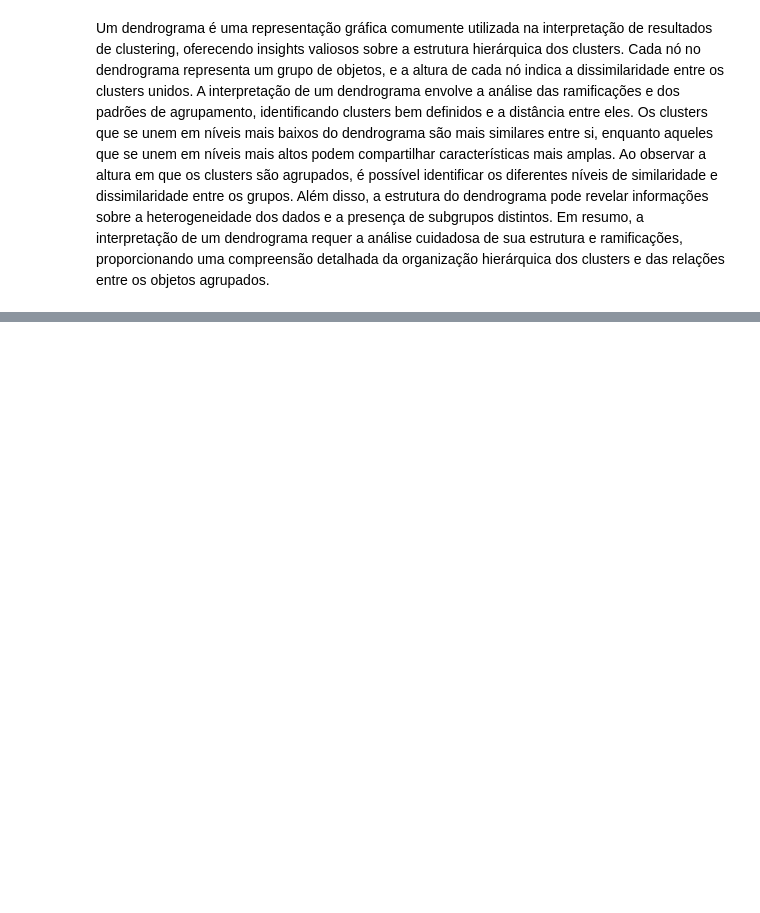
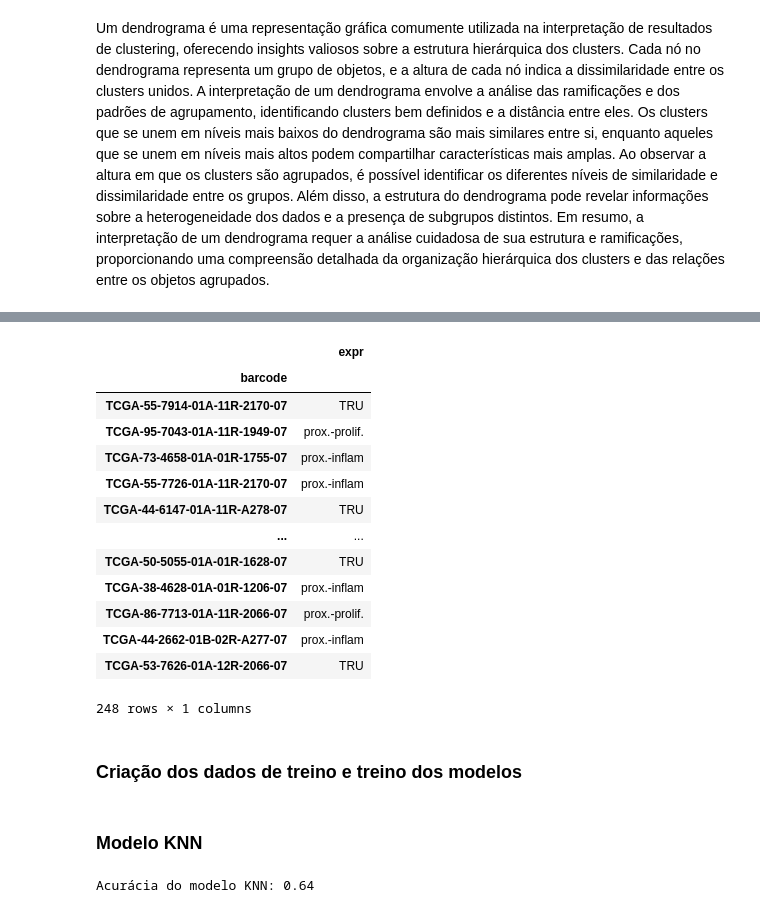
Before and after one commit to ketamine-juice/Extra-o, a Jupyter notebook: python/deseq_python - Cópia.ipynb, the cells around one changed output, grey strips where cells are left out. Cells and saved outputs as stored; diff of their text form; code cells hidden in the pictures; blank space fills up the shorter version.

```diff
--- a/python/deseq_python - Cópia.ipynb
+++ b/python/deseq_python - Cópia.ipynb
@@ -829,0 +927,19 @@ Um dendrograma é uma representação gráfica comumente utilizada na interpreta
+# %%
+# Remover a coluna "gender" do DataFrame
+meta_expr = meta_clean.drop(columns=['gender'])
+meta_expr
+# %% [output]
+|  | expr |
+| barcode |  |
+| TCGA-55-7914-01A-11R-2170-07 | TRU |
+| TCGA-95-7043-01A-11R-1949-07 | prox.-prolif. |
+| TCGA-73-4658-01A-01R-1755-07 | prox.-inflam |
+| TCGA-55-7726-01A-11R-2170-07 | prox.-inflam |
+| TCGA-44-6147-01A-11R-A278-07 | TRU |
+| ... | ... |
+| TCGA-50-5055-01A-01R-1628-07 | TRU |
+| TCGA-38-4628-01A-01R-1206-07 | prox.-inflam |
+| TCGA-86-7713-01A-11R-2066-07 | prox.-prolif. |
+| TCGA-44-2662-01B-02R-A277-07 | prox.-inflam |
+| TCGA-53-7626-01A-12R-2066-07 | TRU |
+248 rows × 1 columns
@@ -829,0 +949,2 @@ Um dendrograma é uma representação gráfica comumente utilizada na interpreta
+# %% [markdown]
+### Criação dos dados de treino e treino dos modelos
@@ -829,0 +962,14 @@ Um dendrograma é uma representação gráfica comumente utilizada na interpreta
+# %% [markdown]
+### Modelo KNN
+# %%
+# Inicializar o classificador KNN
+knn = KNeighborsClassifier()
+
+# Treinar o modelo KNN
+knn.fit(X_train.iloc[:, :100], y_train)
+
+# Avaliar o modelo
+accuracy = knn.score(X_test.iloc[:, :100], y_test)
+print("Acurácia do modelo KNN:", accuracy)
+# %% [output]
+Acurácia do modelo KNN: 0.64
```
Also changed, not shown: parts of 27 cells of this notebook, 3 other files.
